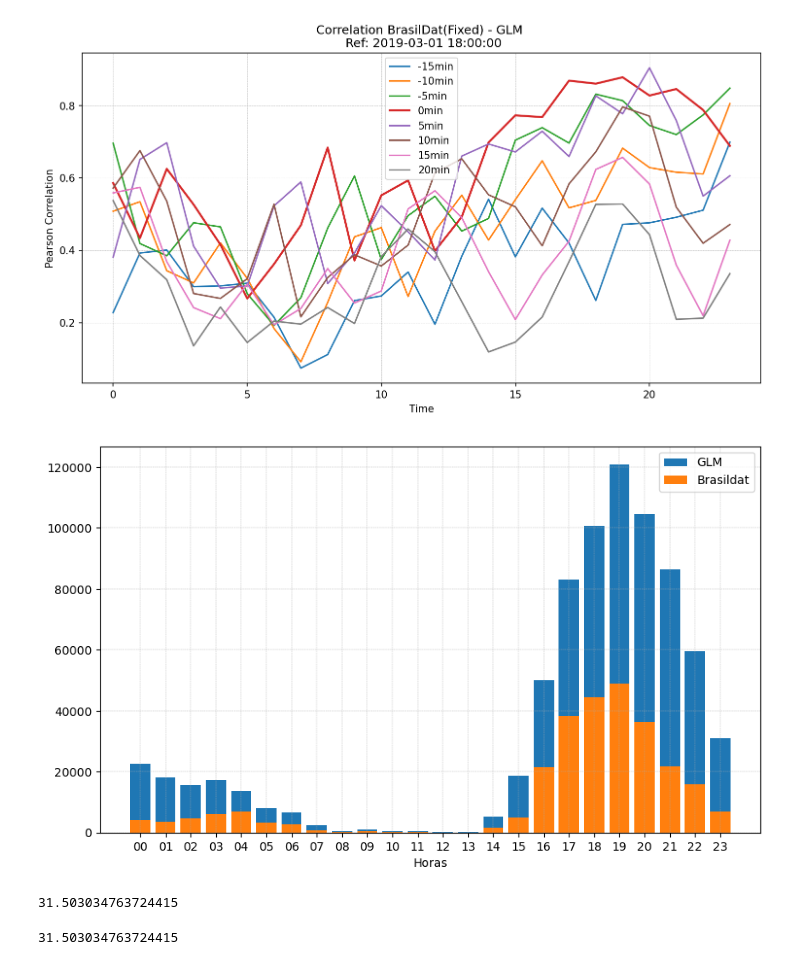
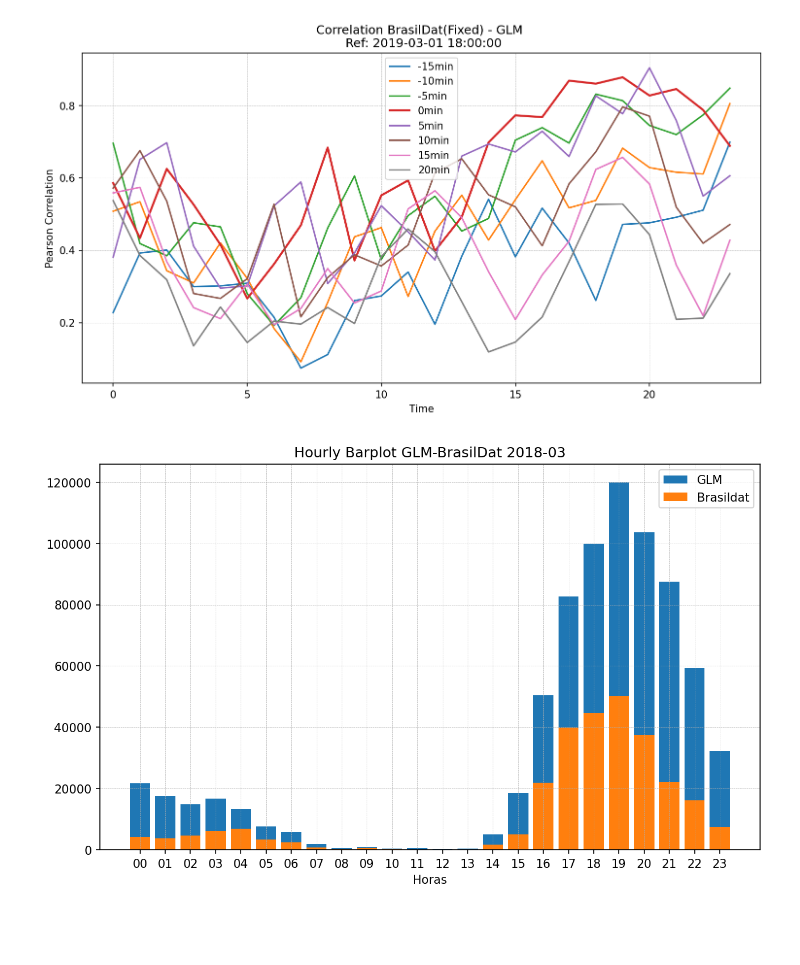
Before and after one commit to mhacarthur/Flash-density, a Jupyter notebook: py/Analysis_Brasildat_GLM.ipynb, the cells around one changed output. Drawn from its saved outputs; the diff is of its cells as text; code cells hidden in the pictures; blank space fills up the shorter version.

```diff
--- a/py/Analysis_Brasildat_GLM.ipynb
+++ b/py/Analysis_Brasildat_GLM.ipynb
@@ -1151,9 +1223,7 @@ for i in range(6):
         X = accum_G_15d
         y = accum_B_15d
 
-    X_train, X_test, y_train, y_test = train_test_split(X,y, train_size = 0.8,
-                                                        random_state = 1234,
-                                                        shuffle = True)
+    X_train, X_test, y_train, y_test = train_test_split(X,y, train_size = 0.8,random_state = 1234,shuffle = True)
     corr_test = pearsonr(X,y)
 
     modelo = LinearRegression()
@@ -1286,17 +1359,17 @@ name_out = 'Evento3'
 # %%
 #Remove NaN
-G_new2 = np.zeros([8928,32,32])
-B_new2 = np.zeros([8928,32,32])
-for t in range(8928):
-    for i in range(32):
-        for j in range(32):
+G_new2 = np.zeros([nt,ny,nx])
+B_new2 = np.zeros([nt,ny,nx])
+for t in range(nt):
+    for i in range(ny):
+        for j in range(nx):
             if Area_R[i,j] == 1:
                 G_new2[t,i,j] = flash_G[t,i,j]
                 B_new2[t,i,j] = flash_B[t,i,j]
 # %%
-corr_espacial = np.zeros([9,32,32])
-for i in range(32):
-    for j in range(32):
+corr_espacial = np.zeros([9,ny,nx])
+for i in range(ny):
+    for j in range(nx):
         if Area_R[i,j] == 1:
 
             corr_espacial[0,i,j] = np.round(pearsonr(B_new2[tt_s:tt_e,i,j],G_new2[tt_s-4:tt_e-4,i,j])[0],2) #-20
@@ -1445,19 +1517,19 @@ print(tt_s,tt_e,name_out)
 ll = len(G_new2[tt_s:tt_e,:,:])
 corr_serie_lag = np.zeros(9)
 
-serie_B0 = np.reshape(B_new2[tt_s:tt_e,:,:],ll*32*32)
+serie_B0 = np.reshape(B_new2[tt_s:tt_e,:,:],ll*ny*nx)
 
-serie_G20B = np.reshape(G_new2[tt_s-4:tt_e-4,:,:],ll*32*32)
-serie_G15B = np.reshape(G_new2[tt_s-3:tt_e-3,:,:],ll*32*32)
-serie_G10B = np.reshape(G_new2[tt_s-2:tt_e-2,:,:],ll*32*32)
-serie_G5B = np.reshape(G_new2[tt_s-1:tt_e-1,:,:],ll*32*32)
+serie_G20B = np.reshape(G_new2[tt_s-4:tt_e-4,:,:],ll*ny*nx)
+serie_G15B = np.reshape(G_new2[tt_s-3:tt_e-3,:,:],ll*ny*nx)
+serie_G10B = np.reshape(G_new2[tt_s-2:tt_e-2,:,:],ll*ny*nx)
+serie_G5B = np.reshape(G_new2[tt_s-1:tt_e-1,:,:],ll*ny*nx)
 
-serie_G0 = np.reshape(G_new2[tt_s:tt_e,:,:],ll*32*32)
+serie_G0 = np.reshape(G_new2[tt_s:tt_e,:,:],ll*ny*nx)
 
-serie_G5F = np.reshape(G_new2[tt_s+1:tt_e+1,:,:],ll*32*32)
-serie_G10F = np.reshape(G_new2[tt_s+2:tt_e+2,:,:],ll*32*32)
-serie_G15F = np.reshape(G_new2[tt_s+3:tt_e+3,:,:],ll*32*32)
-serie_G20F = np.reshape(G_new2[tt_s+4:tt_e+4,:,:],ll*32*32)
+serie_G5F = np.reshape(G_new2[tt_s+1:tt_e+1,:,:],ll*ny*nx)
+serie_G10F = np.reshape(G_new2[tt_s+2:tt_e+2,:,:],ll*ny*nx)
+serie_G15F = np.reshape(G_new2[tt_s+3:tt_e+3,:,:],ll*ny*nx)
+serie_G20F = np.reshape(G_new2[tt_s+4:tt_e+4,:,:],ll*ny*nx)
 
 corr_serie_lag[0] = pearsonr(serie_B0,serie_G20B)[0]
 corr_serie_lag[1] = pearsonr(serie_B0,serie_G15B)[0]
@@ -1769,27 +1840,20 @@ for h in range(24):
         suma = suma + tot
     Accum_B[h] = suma
 # %%
-fig = plt.figure(figsize=(10,6),dpi=100)
+fig = plt.figure(figsize=(10,6),dpi=150)
 x = np.arange(0,len(Accum_G))
 
 plt.bar(x,Accum_G,label='GLM')
 plt.bar(x,Accum_B,label='Brasildat')
 
 plt.xticks(x, ('00','01','02','03','04','05','06','07','08','09','10','11','12',
                '13','14','15','16','17','18','19','20','21','22','23'))
 plt.xlabel('Horas')
 plt.grid(True,linewidth=0.3,linestyle='--')
 plt.legend()
-# plt.title('2018-03')
+plt.title('Hourly Barplot GLM-BrasilDat 2018-03')
+
 salida = '../fig/GLM_Brasildat_barplot_notitle.jpeg'
 plt.savefig(salida,transparent = False,bbox_inches ='tight',pad_inches = 0.1)
 # %% [output]
-[figure, old version]
+[figure, new version]
-# %%
-np.average(Accum_B/Accum_G)*100
-# %% [output]
-31.503034763724415
-# %%
-np.mean(Accum_B/Accum_G)*100
-# %% [output]
-31.503034763724415
```
Also changed, not shown: parts of 36 cells of this notebook, 15 other files.
